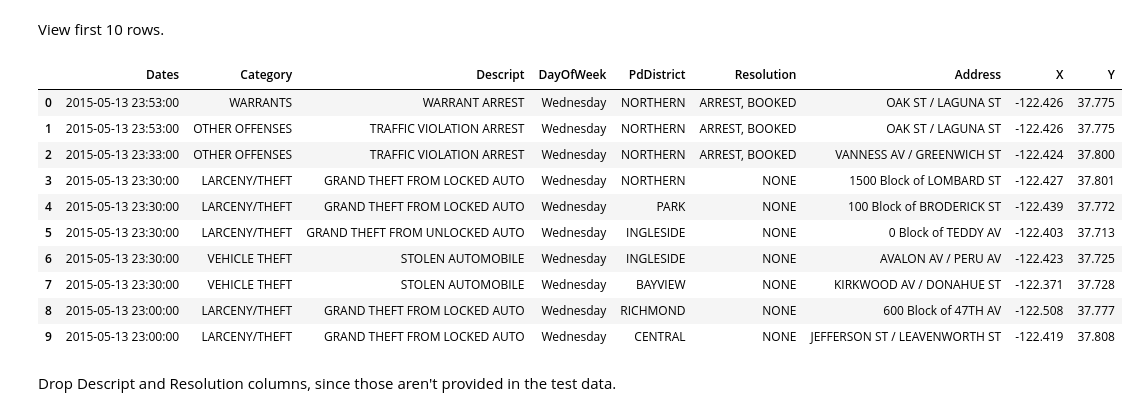
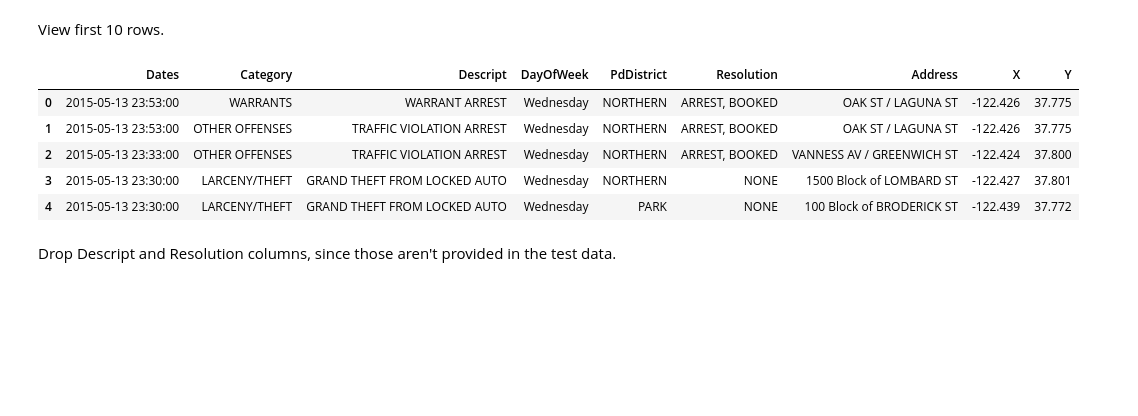
Before and after one commit to EloiseRosen/kaggle-airbnb, a Jupyter notebook: kaggle-sf-crime/DataExploration.ipynb, the cells around one changed output. Saved outputs shown, nothing was run; the diff lists cells and outputs as text; code cells hidden in the pictures; blank space fills up the shorter version.

```diff
--- a/kaggle-sf-crime/DataExploration.ipynb
+++ b/kaggle-sf-crime/DataExploration.ipynb
@@ -19,8 +19,9 @@ import matplotlib.pyplot as plt
 %matplotlib inline
 
 pd.set_option('display.max_columns', None)
-pd.set_option('display.max_rows', 20)
+pd.set_option('display.max_rows', 70)
 pd.set_option('display.precision', 3)
+pd.set_option('display.float_format', lambda x: '%.3f' % x)
 # %% [markdown]
 Load dataset. Take a look at the columns.
 
@@ -45,7 +46,7 @@ X - Longitude
 
 Y - Latitude
 # %%
-df = pd.read_csv('/Users/eloiseheydenrych/Downloads/train.csv')
+df = pd.read_csv('/Users/eloiserosen/Downloads/train.csv')
 df.info()
 # %% [output]
 <class 'pandas.core.frame.DataFrame'>
@@ -65,19 +66,14 @@ memory usage: 67.0+ MB
 # %% [markdown]
 View first 10 rows.
 # %%
-df.head(10)
+df.head(5)
 # %% [output]
 |  | Dates | Category | Descript | DayOfWeek | PdDistrict | Resolution | Address | X | Y |
 | 0 | 2015-05-13 23:53:00 | WARRANTS | WARRANT ARREST | Wednesday | NORTHERN | ARREST, BOOKED | OAK ST / LAGUNA ST | -122.426 | 37.775 |
 | 1 | 2015-05-13 23:53:00 | OTHER OFFENSES | TRAFFIC VIOLATION ARREST | Wednesday | NORTHERN | ARREST, BOOKED | OAK ST / LAGUNA ST | -122.426 | 37.775 |
 | 2 | 2015-05-13 23:33:00 | OTHER OFFENSES | TRAFFIC VIOLATION ARREST | Wednesday | NORTHERN | ARREST, BOOKED | VANNESS AV / GREENWICH ST | -122.424 | 37.800 |
 | 3 | 2015-05-13 23:30:00 | LARCENY/THEFT | GRAND THEFT FROM LOCKED AUTO | Wednesday | NORTHERN | NONE | 1500 Block of LOMBARD ST | -122.427 | 37.801 |
 | 4 | 2015-05-13 23:30:00 | LARCENY/THEFT | GRAND THEFT FROM LOCKED AUTO | Wednesday | PARK | NONE | 100 Block of BRODERICK ST | -122.439 | 37.772 |
-| 5 | 2015-05-13 23:30:00 | LARCENY/THEFT | GRAND THEFT FROM UNLOCKED AUTO | Wednesday | INGLESIDE | NONE | 0 Block of TEDDY AV | -122.403 | 37.713 |
-| 6 | 2015-05-13 23:30:00 | VEHICLE THEFT | STOLEN AUTOMOBILE | Wednesday | INGLESIDE | NONE | AVALON AV / PERU AV | -122.423 | 37.725 |
-| 7 | 2015-05-13 23:30:00 | VEHICLE THEFT | STOLEN AUTOMOBILE | Wednesday | BAYVIEW | NONE | KIRKWOOD AV / DONAHUE ST | -122.371 | 37.728 |
-| 8 | 2015-05-13 23:00:00 | LARCENY/THEFT | GRAND THEFT FROM LOCKED AUTO | Wednesday | RICHMOND | NONE | 600 Block of 47TH AV | -122.508 | 37.777 |
-| 9 | 2015-05-13 23:00:00 | LARCENY/THEFT | GRAND THEFT FROM LOCKED AUTO | Wednesday | CENTRAL | NONE | JEFFERSON ST / LEAVENWORTH ST | -122.419 | 37.808 |
 # %% [markdown]
 Drop Descript and Resolution columns, since those aren't provided in the test data.
 # %%
```
Also changed, not shown: parts of 44 cells of this notebook.
